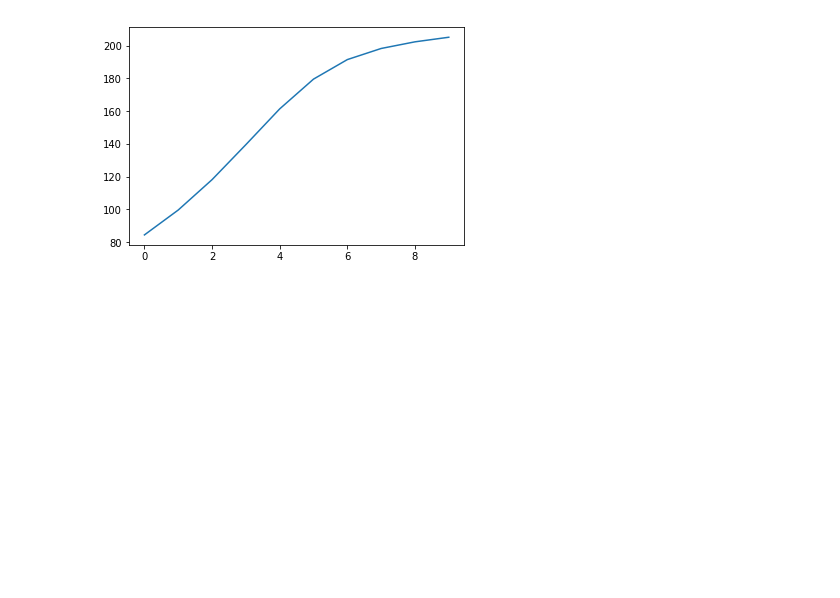
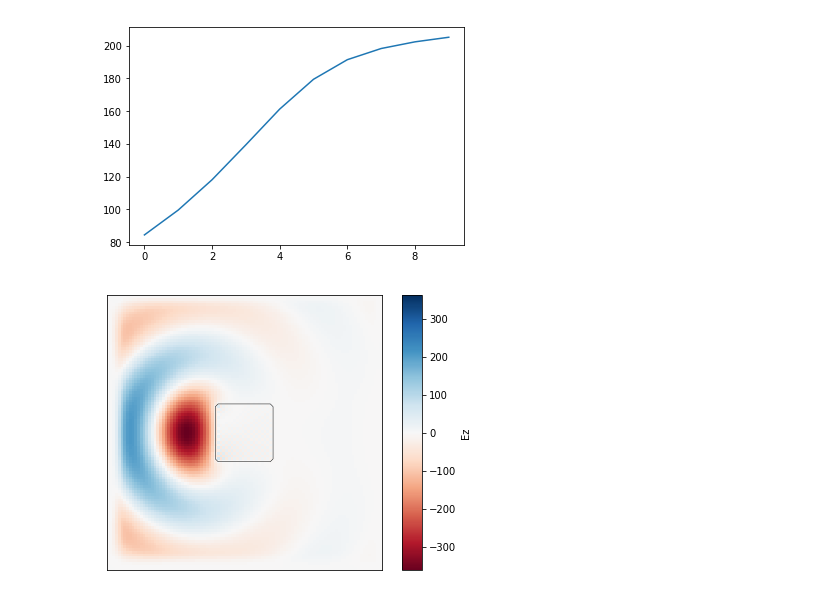
Before and after one commit to fancompute/angler, a Jupyter notebook: Notebooks/optimization.ipynb, the cells around one changed output. Cells and saved outputs as stored; diff of their text form; code cells hidden in the pictures; blank space fills up the shorter version.

Commit message:
Nonlinear optimization working!

```diff
--- a/Notebooks/optimization.ipynb
+++ b/Notebooks/optimization.ipynb
@@ -124,3 +118,12 @@ plt.plot(obj_fns)
 plt.show()
 # %% [output]
 [figure]
+# %%
+# Now let's try a larger input power
+b[40:60,30] = 10
+# Solve the nonlinear problem to see that it converges but also differs from linear solution above
+from optimization import _solve_nl
+(convergence_array) = _solve_nl(simulation, b, kerr_nonlinearity, nl_region, kerr_nl_de, solver='newton')
+simulation.plt_re(outline=True, cbar=True);
+# %% [output]
+[figure, added]
```
Also changed, not shown: parts of 16 cells of this notebook.
